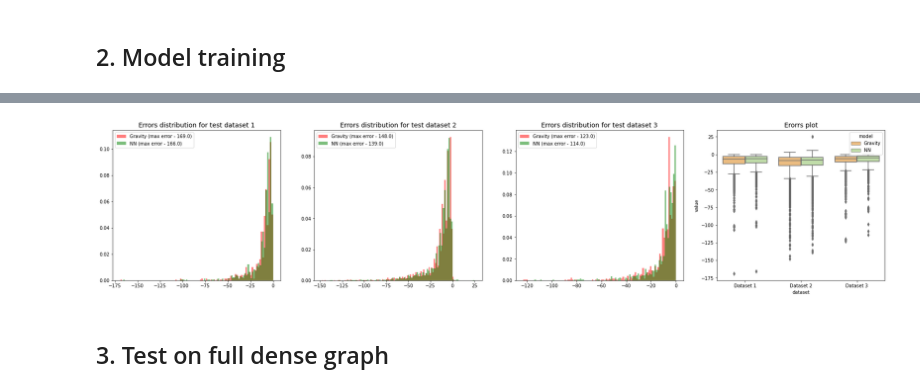
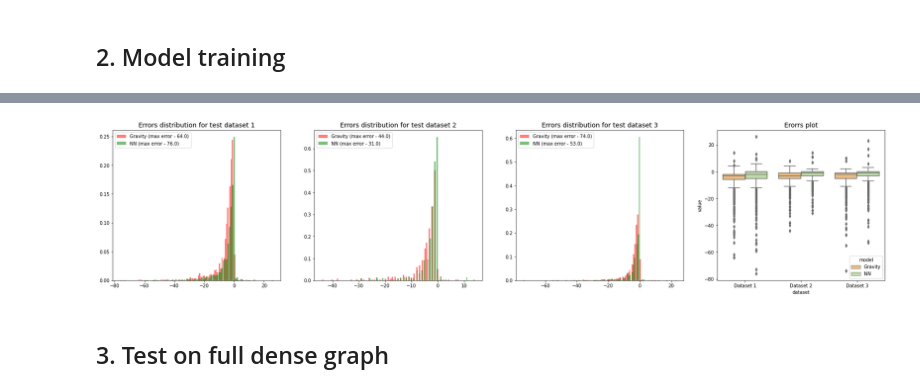
Before and after one commit to E-Kovtun/population_flows_nn, a Jupyter notebook: predict_flow.ipynb, the cells around one changed output, grey strips where cells are left out. Drawn from its saved outputs; the diff is of its cells as text; code cells hidden in the pictures.

```diff
--- a/predict_flow.ipynb
+++ b/predict_flow.ipynb
@@ -559,3 +577,12 @@ def save_ckp(epoch, emb_model, flow_model, optimizer, f_path):
 }
     f_path = os.path.join(f_path, 'checkpoint.pt')
     torch.save(checkpoint, f_path)
+# %%
+sparse_dataset = sparse_dataset.shuffle()
+train_dataset = sparse_dataset[:1]
+validate_dataset = sparse_dataset[1:]
+
+print("Train dataset:\n", train_dataset[0])
+print("\nValidate datasets:")
+for dataset in validate_dataset:
+    print(dataset)
@@ -561,0 +602,6 @@ def save_ckp(epoch, emb_model, flow_model, optimizer, f_path):
+# %%
+from tensorboardX import SummaryWriter
+from datetime import datetime
+writer = SummaryWriter("./logs/" + "NN-128-128-2-128-1-4-mse-weight_decay-001")
+
+emb_model, flow_model = train(100, train_dataset, validate_dataset, writer, model="NN")
@@ -563,3 +627,5 @@ def save_ckp(epoch, emb_model, flow_model, optimizer, f_path):
 from tensorboardX import SummaryWriter
 from datetime import datetime
 writer = SummaryWriter("./logs/" + "gravity-model")
+
+gravity_model = train(200, train_dataset, validate_dataset, writer, model="gravity_model")[0]
@@ -590,3 +649,0 @@ Epoch 100. TRAIN: loss 11.5347, r2: 0.8600. VALIDATION loss: 10.4733, standard d
-# %%
-sparse_dataset = sparse_dataset.shuffle()
-gravity_model = train(50, train_dataset, validate_dataset, writer, model="gravity_model")[0]
@@ -605,7 +650,7 @@ Epoch 50. TRAIN: loss 17.7783, r2: 0.7766. VALIDATION loss: 15.8743, standard de
 # %%
 nn_errors = []
 gravity_errors = []
-for data in dense_dataset[:3]:
+for data in sparse_dataset[-3:]:
     with torch.no_grad():
         emb = emb_model(data)
         link = data.edge_index
@@ -624,34 +669,34 @@ kwargs = dict(alpha=0.5, bins=100, density=True, stacked=True, linewidth=0.1)
 ax0.set_title("Errors distribution for test dataset 1", size=14)
 ax0.hist(gravity_errors[0], color="red", label=f'Gravity (max error - {max(np.abs(gravity_errors[0]))})', **kwargs)
 ax0.hist(nn_errors[0], color="green", label=f'NN (max error - {max(np.abs(nn_errors[0]))})', **kwargs)
 ax0.legend()
 
 ax1.set_title("Errors distribution for test dataset 2", size=14)
 
 ax1.hist(gravity_errors[1], color="red", label=f'Gravity (max error - {max(np.abs(gravity_errors[1]))})', **kwargs)
 ax1.hist(nn_errors[1], color="green", label=f'NN (max error - {max(np.abs(nn_errors[1]))})', **kwargs)
 ax1.legend()
 
 ax2.set_title("Errors distribution for test dataset 3", size=14)
 ax2.hist(gravity_errors[2], color="red", label=f'Gravity (max error - {max(np.abs(gravity_errors[2]))})', **kwargs)
 ax2.hist(nn_errors[2], color="green", label=f'NN (max error - {max(np.abs(nn_errors[2]))})', **kwargs)
 ax2.legend()
 
 df_gravity = pd.DataFrame(
     [[val, f"Dataset {i + 1}", "Gravity"] for i in range(3) for val in gravity_errors[i]],
     columns=["value", "dataset", "model"]
     )
 df_nn = pd.DataFrame(
     [[val, f"Dataset {i + 1}", "NN"] for i in range(3) for val in nn_errors[i]],
     columns=["value", "dataset", "model"]
     )
 data_df = pd.concat([df_gravity, df_nn])
 ax3.set_title('Erorrs plot', size=14)
 sns.boxplot(data=data_df, x="dataset", y="value", hue="model", palette="Spectral")
 
 plt.show()
 # %% [output]
-[figure, old version]
+[figure, new version]
 # %% [markdown]
 ## 3. Test on full dense graph
 # %%
```
Also changed, not shown: parts of 25 cells of this notebook.
